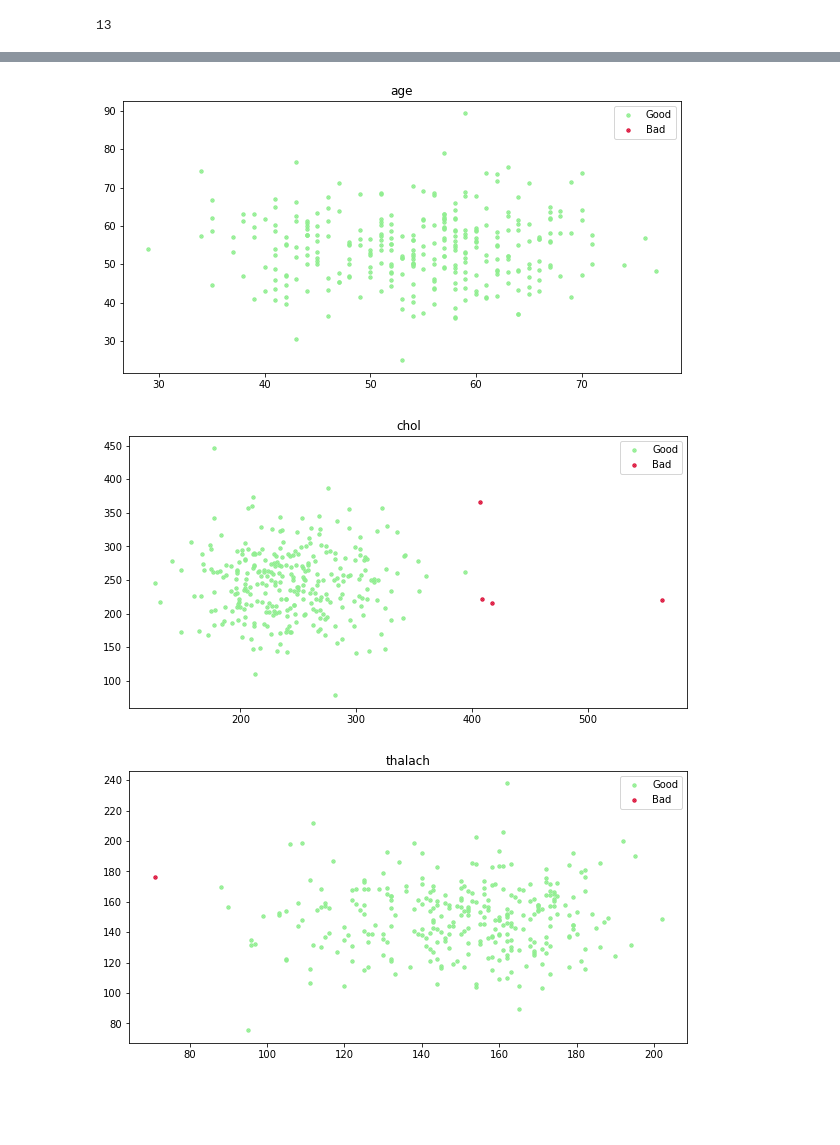
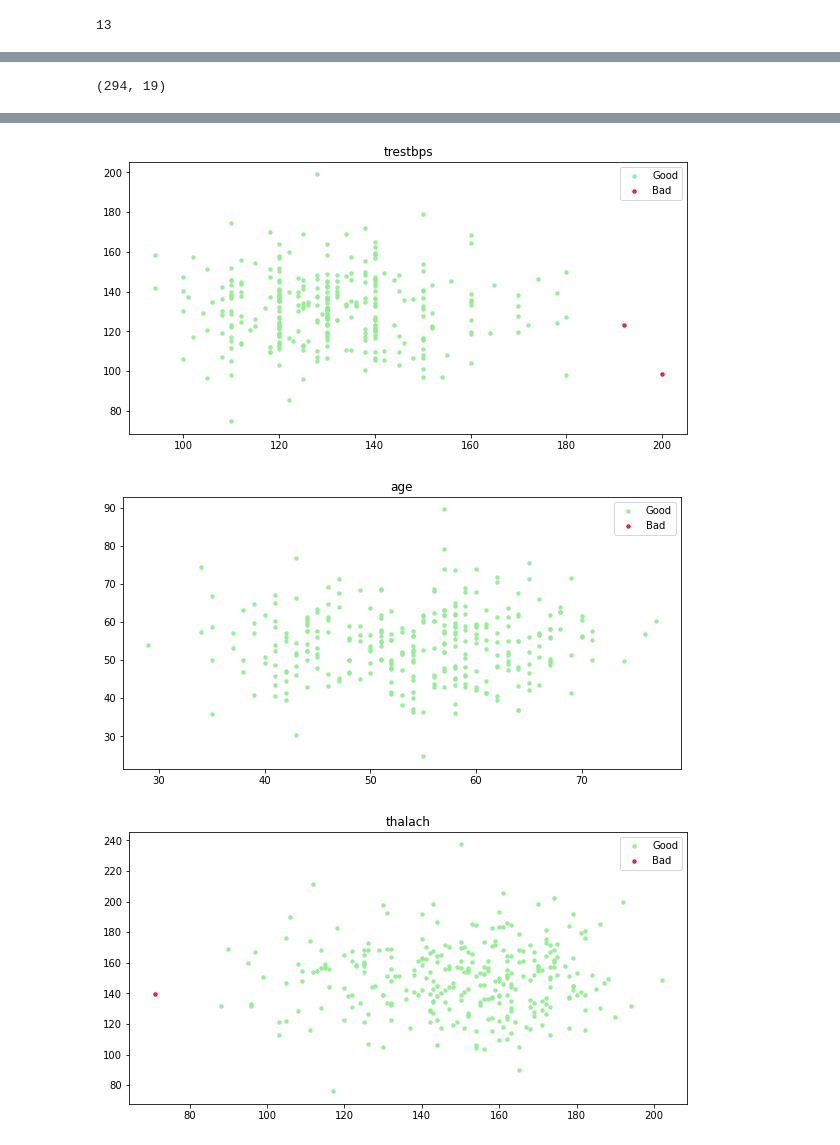
Before and after one commit to s-bose/heart_disease_classification, a Jupyter notebook: heart_disease.ipynb, the cells around one changed output, grey strips where cells are left out. Cells and saved outputs as stored; diff of their text form; code cells hidden in the pictures; blank space fills up the shorter version.

```diff
--- a/heart_disease.ipynb
+++ b/heart_disease.ipynb
@@ -149,12 +138,12 @@ heart_cp = heart_df.copy()
 
 # tone down the large floats to readable format
 pd.set_option('display.float_format', lambda x: '%.5f' % x)
-heart_cp.describe()
+print(heart_cp.describe())
 
 precision = 3.0 # discard any sample with z score higher than 3 sigma
 
 num_cols = list(set(heart_cp.columns[:-1]) - set(cat_cols))
-
+count = 0
 for col in num_cols:
     zscore_col = col + '_z_scr'
     heart_cp[zscore_col] = np.abs((heart_cp[col] - heart_cp[col].mean()) / heart_cp[col].std())
@@ -166,5 +155,12 @@ for col in num_cols:
     ax.scatter(heart_cp.loc[good, col], normal_dist[good], s=2, label='Good', alpha=1, linewidths=3, color='lightgreen')
     ax.scatter(heart_cp.loc[~good, col], normal_dist[~good], s=2, label='Bad', alpha=1, linewidths=3, color='crimson')
     ax.legend()
-    heart_cp[zscore_col]
+#     pd.set_option('display.expand_frame_repr', False)
+#     print(f'removed outlier for "{col}" column: \n{heart_df[~good]}')
+    count += heart_cp[~good].shape[0]
+    heart_cp.drop(heart_cp.loc[~good, :].index, inplace=True)
+
+print(f'Total No. of outliers found: {count}')
+
+heart_cp.shape
 # %% [output]
@@ -171,4 +177,5 @@ for col in num_cols:
+(294, 19)
 [figure]
-[figure, old version]
+[figure, new version]
-[figure, old version]
+[figure, new version]
-[figure, old version]
+[figure, new version]
```
Also changed, not shown: parts of 6 cells of this notebook, 1 other file.
